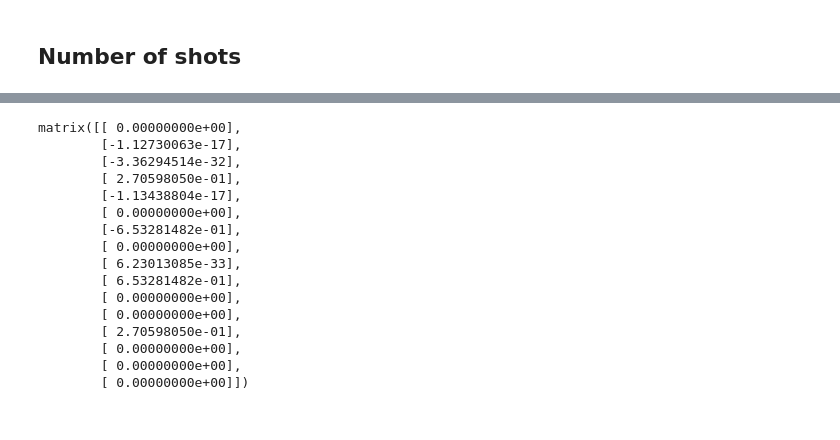
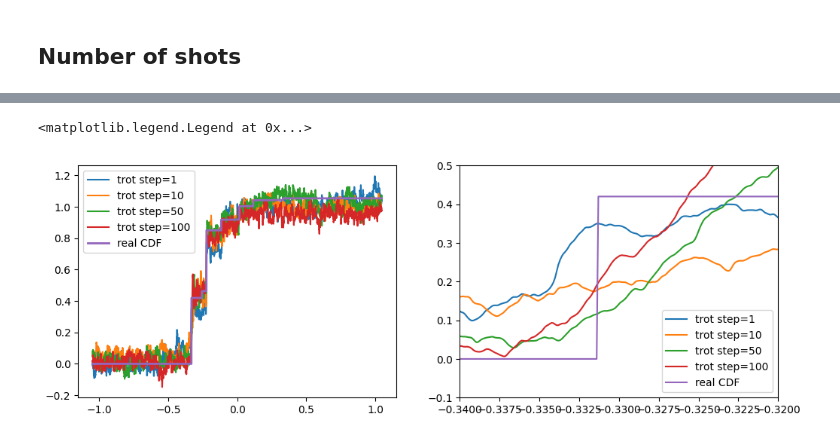
Before and after one commit to Dran-Z/QHack2023-SunnyDelft, a Jupyter notebook: HA_noiseless_qiskit.ipynb, the cells around one changed output, grey strips where cells are left out. Cells and saved outputs as stored; diff of their text form; code cells hidden in the pictures.

```diff
--- a/HA_noiseless_qiskit.ipynb
+++ b/HA_noiseless_qiskit.ipynb
@@ -216,19 +409,18 @@ value, state = np.linalg.eig(fh_matrix)
-# %%
-state[:,0]
-# %% [output]
-matrix([[ 0.00000000e+00],
-        [-1.12730063e-17],
-        [-3.36294514e-32],
-        [ 2.70598050e-01],
-        [-1.13438804e-17],
-        [ 0.00000000e+00],
-        [-6.53281482e-01],
-        [ 0.00000000e+00],
-        [ 6.23013085e-33],
-        [ 6.53281482e-01],
-        [ 0.00000000e+00],
-        [ 0.00000000e+00],
-        [ 2.70598050e-01],
-        [ 0.00000000e+00],
-        [ 0.00000000e+00],
-        [ 0.00000000e+00]])
+# %%
+x_list = np.linspace(-pi/3,pi/3,precision)
+fig, ax = plt.subplots(1,2,figsize=(12,4))
+
+for i in range(len(step_list)):
+    ax[0].plot(x_list,ACDF_list[i],label='trot step='+str(step_list[i]))
+ax[0].plot(x_list, CDF ,label='real CDF',linewidth=2)
+ax[0].legend()
+
+for i in range(len(total_shots_list)):
+    ax[1].plot(x_list,ACDF_list[i],label='trot step='+str(step_list[i]))
+ax[1].plot(x_list, CDF,label='real CDF')
+ax[1].set_xlim([-0.34,-0.32])
+ax[1].set_ylim([-0.1,0.5])
+ax[1].legend()
+# %% [output]
+<matplotlib.legend.Legend at 0x...>
+[figure, added]
```
Also changed, not shown: parts of 11 cells of this notebook, 7 other files.
